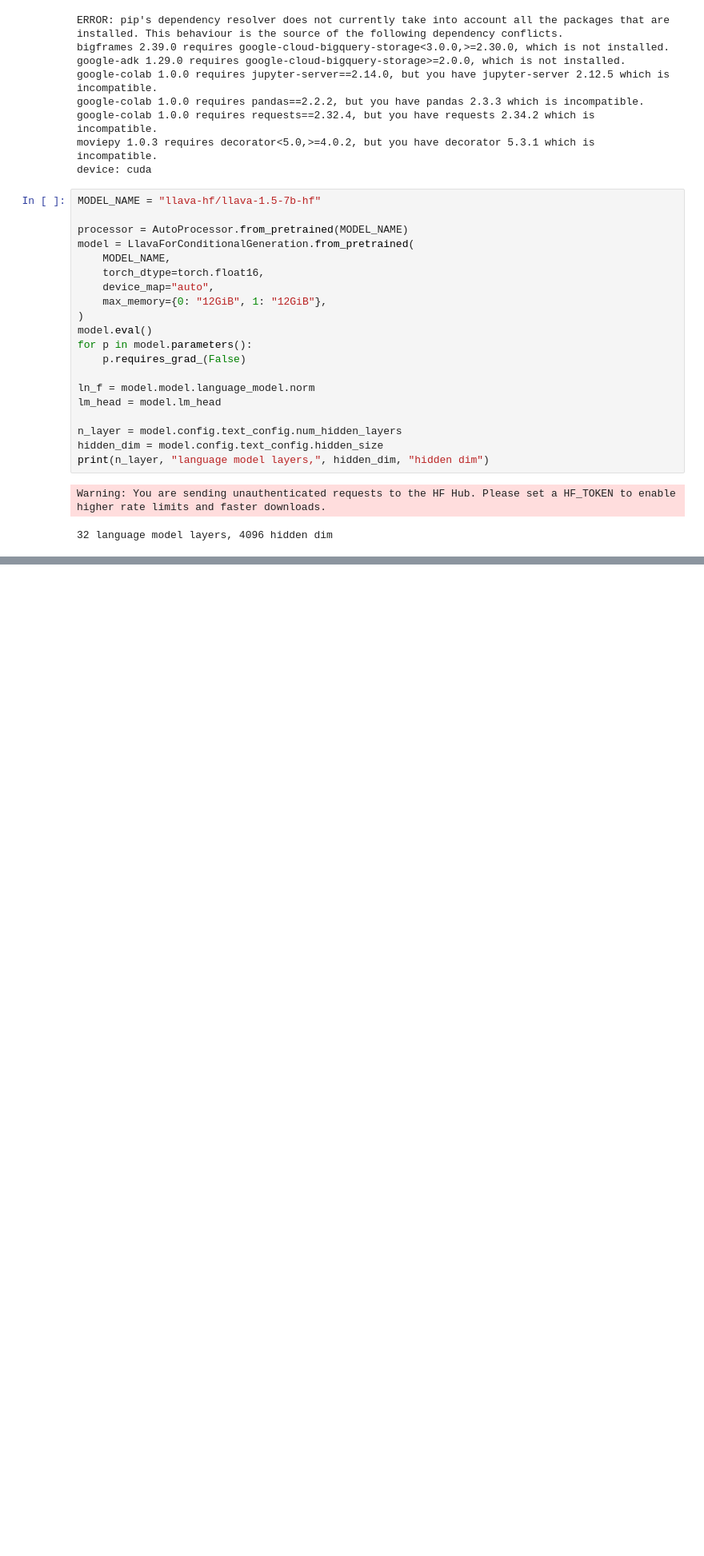
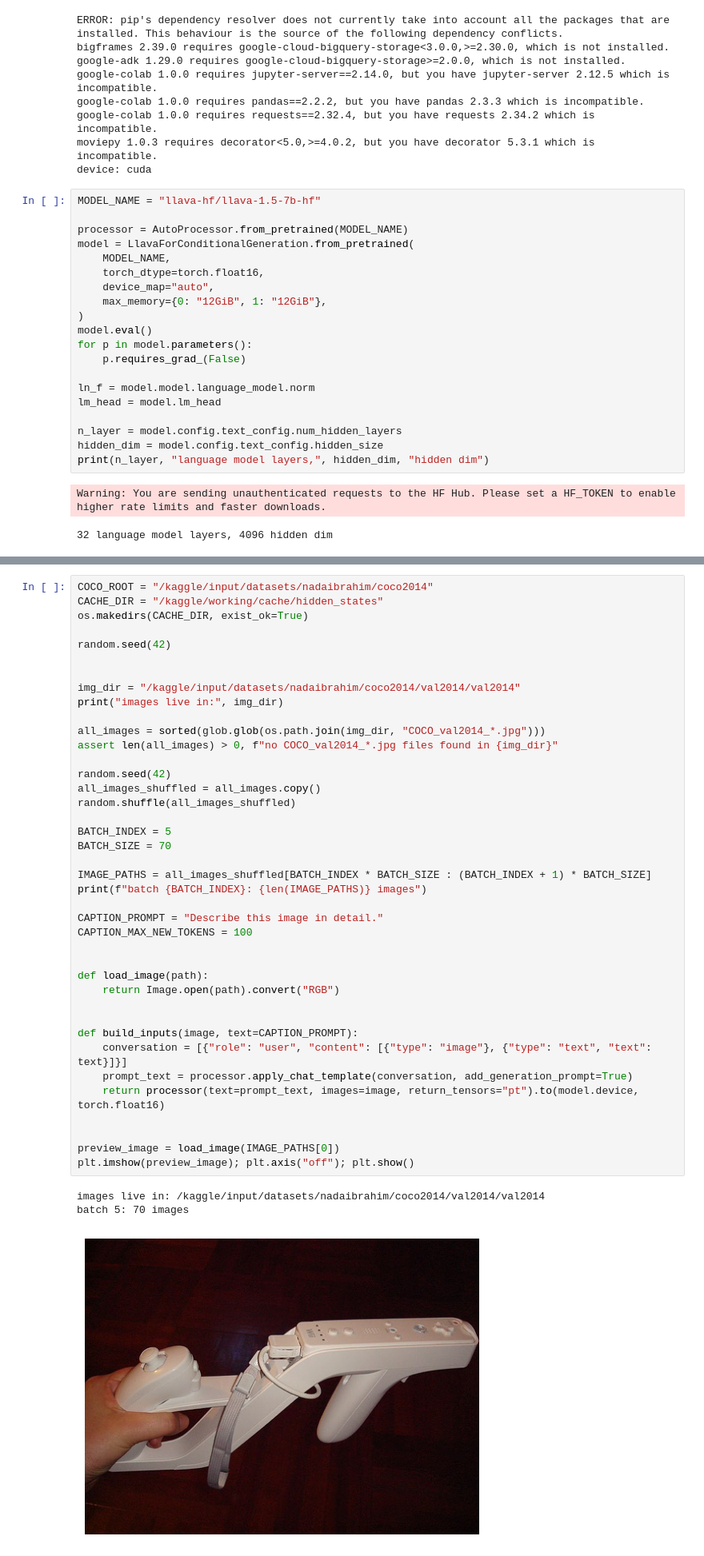
Before and after one commit to Rohanrbharadwaj/VLM-Interpretability, a Jupyter notebook: hidden_state_cache_llava.ipynb, the cells around one changed output, grey strips where cells are left out. Shown at 80% size. Cells and saved outputs as stored; diff of their text form; blank space fills up the shorter version.

Commit message:
Kaggle Notebook | hidden_state_cache_llava | two-pass caching + heatmaps

```diff
--- a/hidden_state_cache_llava.ipynb
+++ b/hidden_state_cache_llava.ipynb
@@ -48,0 +61,44 @@ Warning: You are sending unauthenticated requests to the HF Hub. Please set a HF
+# %%
+COCO_ROOT = "/kaggle/input/datasets/nadaibrahim/coco2014"
+CACHE_DIR = "/kaggle/working/cache/hidden_states"
+os.makedirs(CACHE_DIR, exist_ok=True)
+
+random.seed(42)
+
+
+img_dir = "/kaggle/input/datasets/nadaibrahim/coco2014/val2014/val2014"
+print("images live in:", img_dir)
+
+all_images = sorted(glob.glob(os.path.join(img_dir, "COCO_val2014_*.jpg")))
+assert len(all_images) > 0, f"no COCO_val2014_*.jpg files found in {img_dir}"
+
+random.seed(42)
+all_images_shuffled = all_images.copy()
+random.shuffle(all_images_shuffled)
+
+BATCH_INDEX = 5
+BATCH_SIZE = 70
+
+IMAGE_PATHS = all_images_shuffled[BATCH_INDEX * BATCH_SIZE : (BATCH_INDEX + 1) * BATCH_SIZE]
+print(f"batch {BATCH_INDEX}: {len(IMAGE_PATHS)} images")
+
+CAPTION_PROMPT = "Describe this image in detail."
+CAPTION_MAX_NEW_TOKENS = 100
+
+
+def load_image(path):
+    return Image.open(path).convert("RGB")
+
+
+def build_inputs(image, text=CAPTION_PROMPT):
+    conversation = [{"role": "user", "content": [{"type": "image"}, {"type": "text", "text": text}]}]
+    prompt_text = processor.apply_chat_template(conversation, add_generation_prompt=True)
+    return processor(text=prompt_text, images=image, return_tensors="pt").to(model.device, torch.float16)
+
+
+preview_image = load_image(IMAGE_PATHS[0])
+plt.imshow(preview_image); plt.axis("off"); plt.show()
+# %% [output]
+images live in: /kaggle/input/datasets/nadaibrahim/coco2014/val2014/val2014
+batch 5: 70 images
+[figure, added]
```
Also changed, not shown: parts of 5 cells of this notebook.
